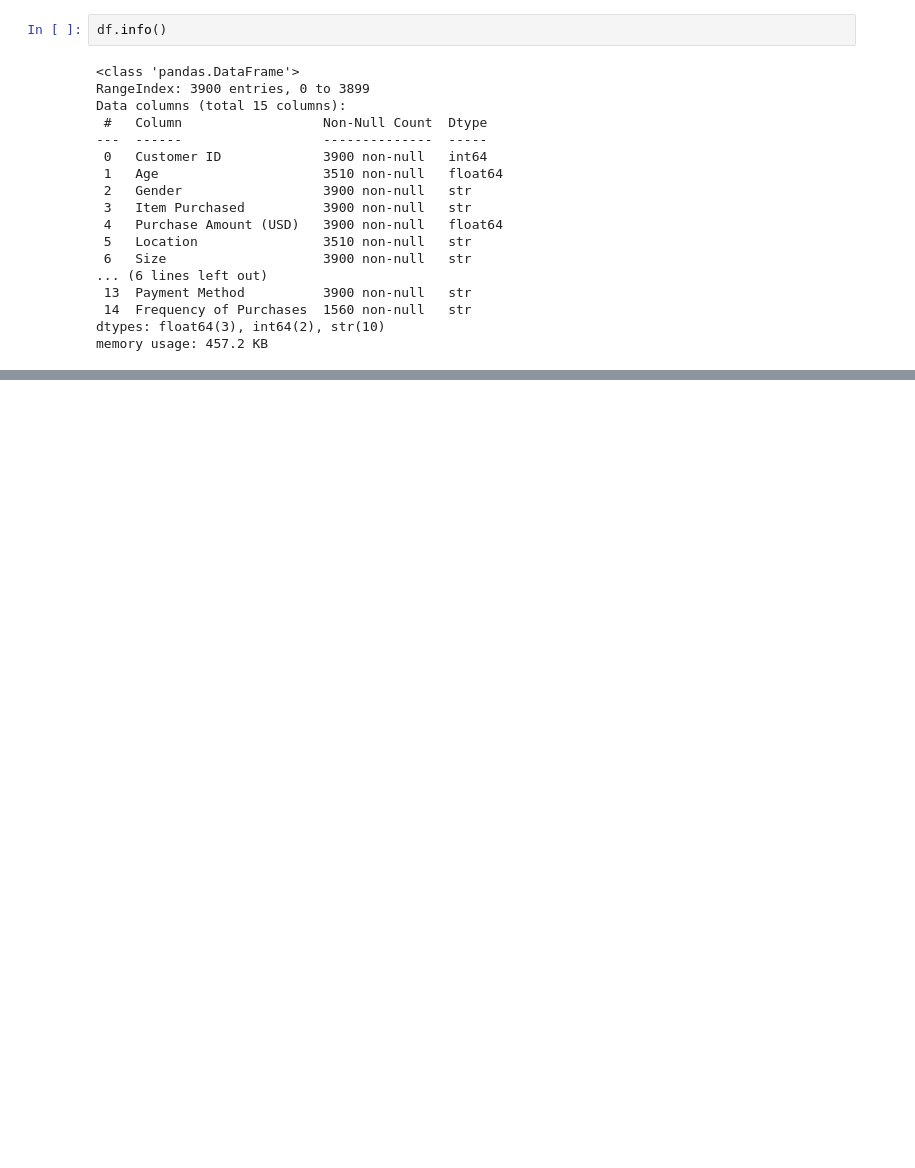
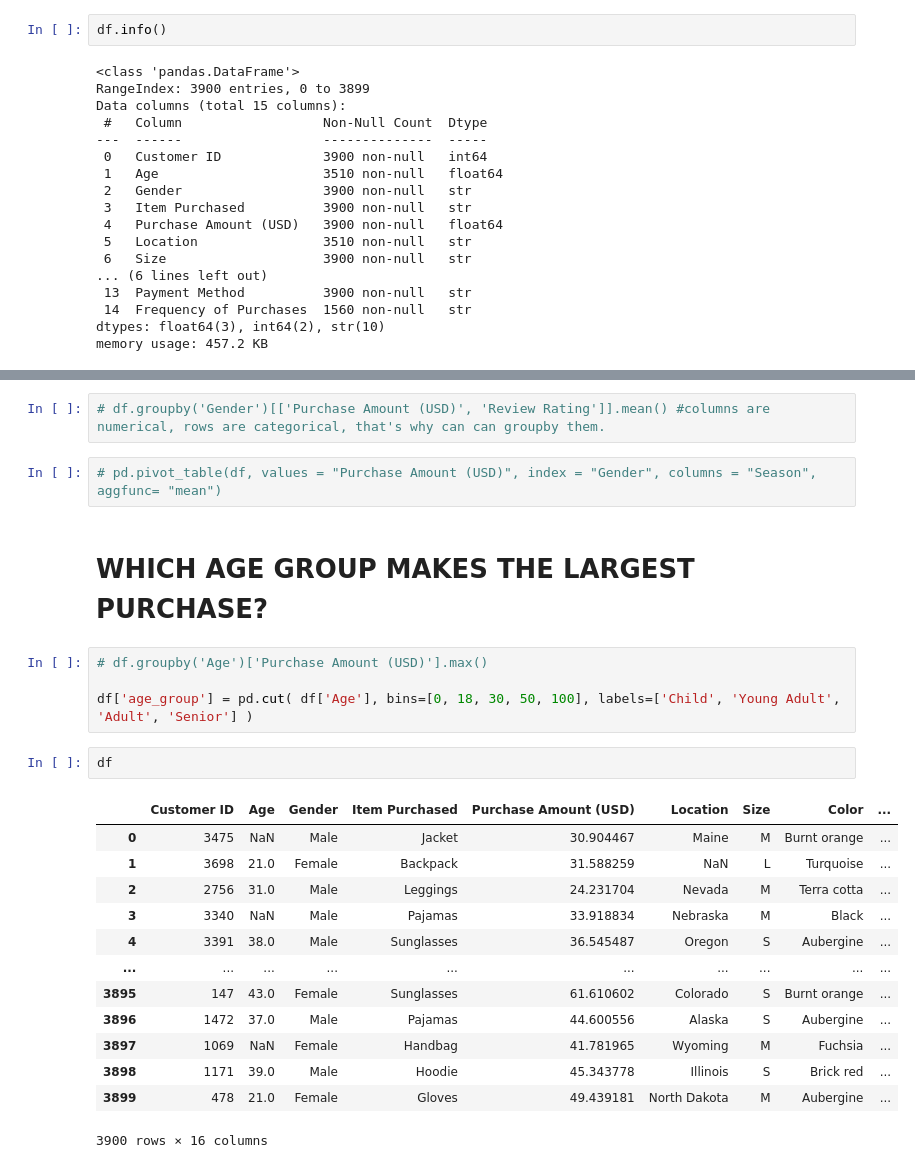
Before and after one commit to Fikunayomi/shopping-behavior, a Jupyter notebook: shopping_behavior.ipynb, the cells around one changed output, grey strips where cells are left out. Saved outputs shown, nothing was run; the diff lists cells and outputs as text; blank space fills up the shorter version.

```diff
--- a/shopping_behavior.ipynb
+++ b/shopping_behavior.ipynb
@@ -24,0 +75,26 @@ memory usage: 457.2 KB
+# %%
+# df.groupby('Gender')[['Purchase Amount (USD)', 'Review Rating']].mean() #columns are numerical, rows are categorical, that's why can can groupby them.
+# %%
+# pd.pivot_table(df, values = "Purchase Amount (USD)", index = "Gender", columns = "Season", aggfunc= "mean")
+# %% [markdown]
+#  WHICH AGE GROUP MAKES THE LARGEST PURCHASE?
+# %%
+# df.groupby('Age')['Purchase Amount (USD)'].max()
+
+df['age_group'] = pd.cut( df['Age'], bins=[0, 18, 30, 50, 100], labels=['Child', 'Young Adult', 'Adult', 'Senior'] )
+# %%
+df
+# %% [output]
+|  | Customer ID | Age | Gender | Item Purchased | Purchase Amount (USD) | Location | Size | Color | ... |
+| 0 | 3475 | NaN | Male | Jacket | 30.904467 | Maine | M | Burnt orange | ... |
+| 1 | 3698 | 21.0 | Female | Backpack | 31.588259 | NaN | L | Turquoise | ... |
+| 2 | 2756 | 31.0 | Male | Leggings | 24.231704 | Nevada | M | Terra cotta | ... |
+| 3 | 3340 | NaN | Male | Pajamas | 33.918834 | Nebraska | M | Black | ... |
+| 4 | 3391 | 38.0 | Male | Sunglasses | 36.545487 | Oregon | S | Aubergine | ... |
+| ... | ... | ... | ... | ... | ... | ... | ... | ... | ... |
+| 3895 | 147 | 43.0 | Female | Sunglasses | 61.610602 | Colorado | S | Burnt orange | ... |
+| 3896 | 1472 | 37.0 | Male | Pajamas | 44.600556 | Alaska | S | Aubergine | ... |
+| 3897 | 1069 | NaN | Female | Handbag | 41.781965 | Wyoming | M | Fuchsia | ... |
+| 3898 | 1171 | 39.0 | Male | Hoodie | 45.343778 | Illinois | S | Brick red | ... |
+| 3899 | 478 | 21.0 | Female | Gloves | 49.439181 | North Dakota | M | Aubergine | ... |
+3900 rows × 16 columns
```
Also changed, not shown: parts of 24 cells of this notebook.
